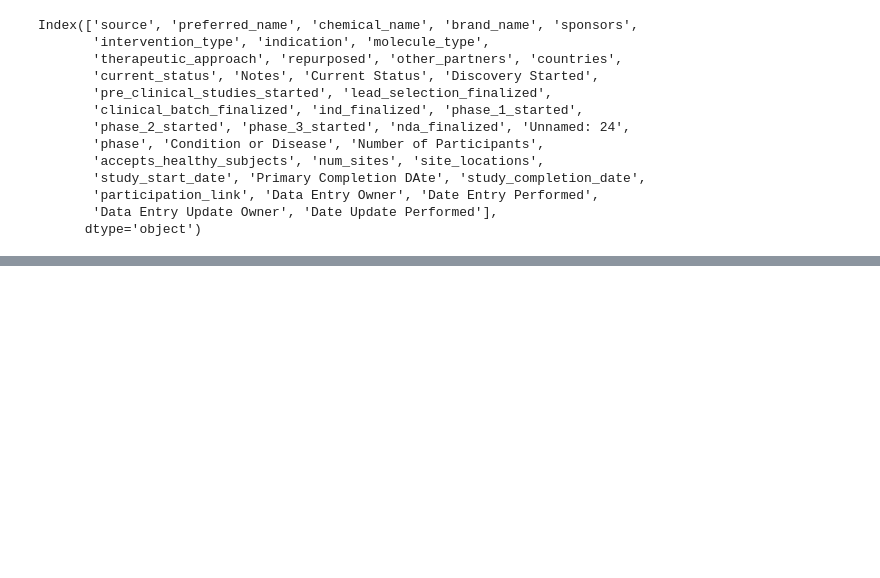
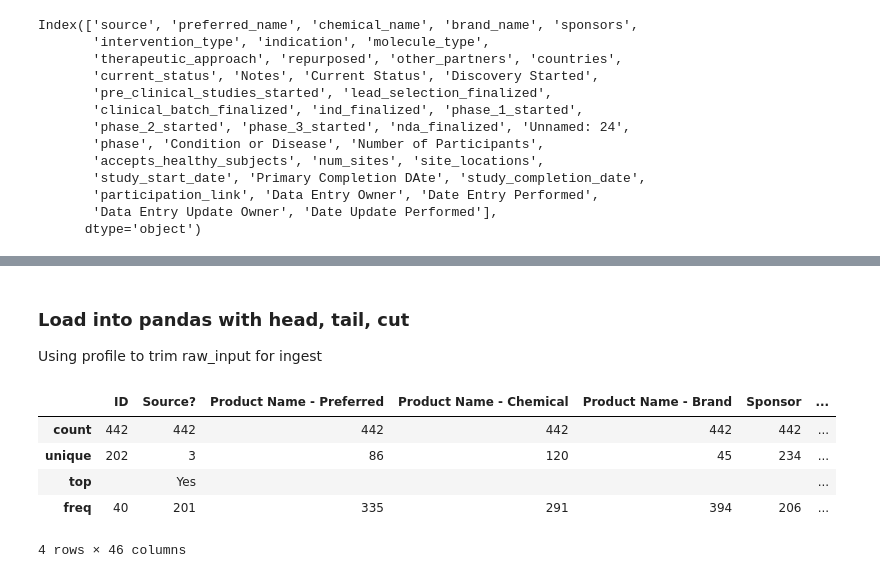
Before and after one commit to c19-rnd-dashboard/py-api-vac-rnd-dash, a Jupyter notebook: data/vaccines/Clean HelpWithCovid Vaccines.ipynb, the cells around one changed output, grey strips where cells are left out. Drawn from its saved outputs; the diff is of its cells as text; code cells hidden in the pictures; blank space fills up the shorter version.

```diff
--- a/data/vaccines/Clean HelpWithCovid Vaccines.ipynb
+++ b/data/vaccines/Clean HelpWithCovid Vaccines.ipynb
@@ -102,0 +113,14 @@ Index(['source', 'preferred_name', 'chemical_name', 'brand_name', 'sponsors',
+# %%
+# Create CSV reader and ingest raw data
+import csv
+import numpy as np
+
+def ingest_csv(filename:str)->np.array:
+    raw_data = []
+    with open(filename, newline='') as csvfile:
+        reader = csv.reader(csvfile, delimiter=',')
+        for row in reader:
+            raw_data.append(row)
+    return np.array(raw_data)
+# %%
+raw_import = ingest_csv(filename)
@@ -102,0 +199,4 @@ Index(['source', 'preferred_name', 'chemical_name', 'brand_name', 'sponsors',
+# %% [markdown]
+### Load into pandas with head, tail, cut
+
+Using profile to trim raw_input for ingest
@@ -102,0 +209,9 @@ Index(['source', 'preferred_name', 'chemical_name', 'brand_name', 'sponsors',
+# %%
+df.describe()
+# %% [output]
+|  | ID | Source? | Product Name - Preferred | Product Name - Chemical | Product Name - Brand | Sponsor | ... |
+| count | 442 | 442 | 442 | 442 | 442 | 442 | ... |
+| unique | 202 | 3 | 86 | 120 | 45 | 234 | ... |
+| top |  | Yes |  |  |  |  | ... |
+| freq | 40 | 201 | 335 | 291 | 394 | 206 | ... |
+4 rows × 46 columns
```
Also changed, not shown: parts of 13 cells of this notebook, 2 other files.
